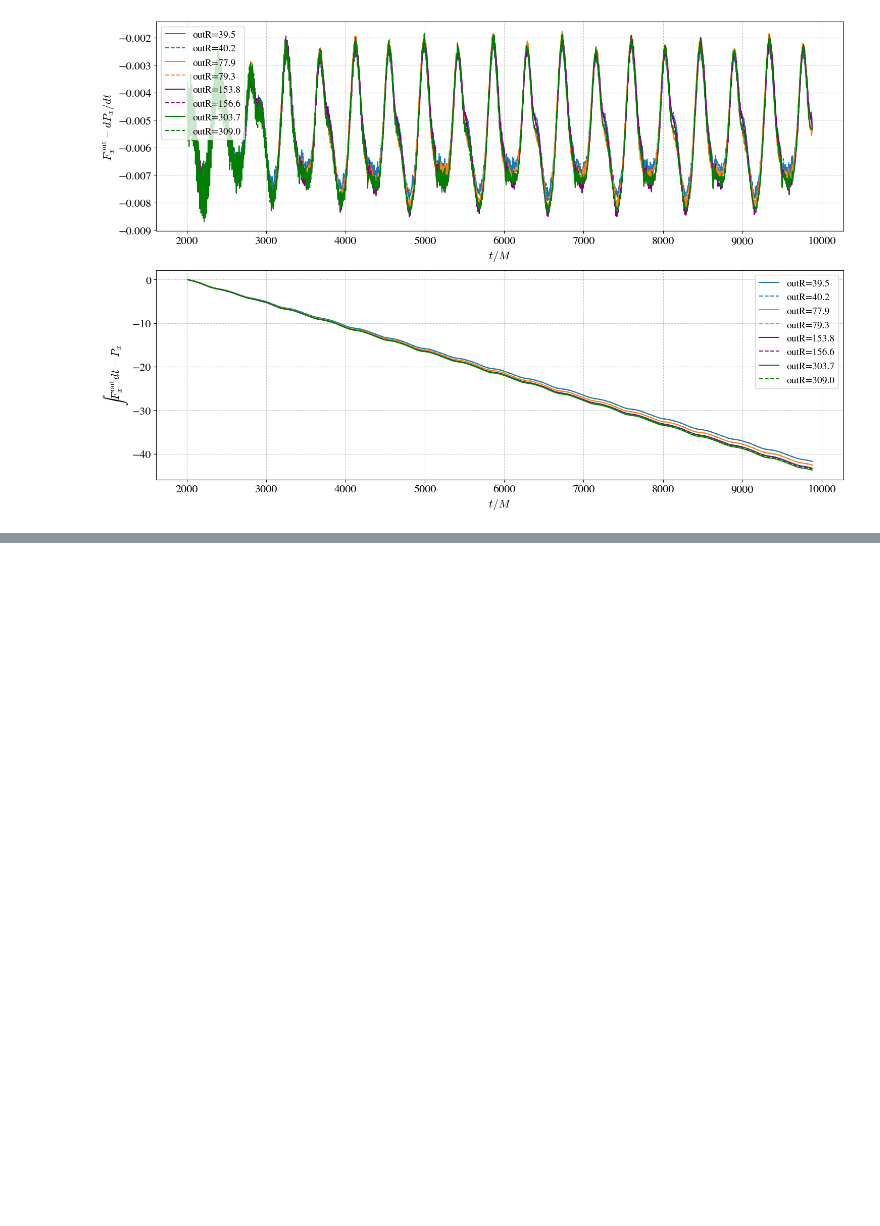
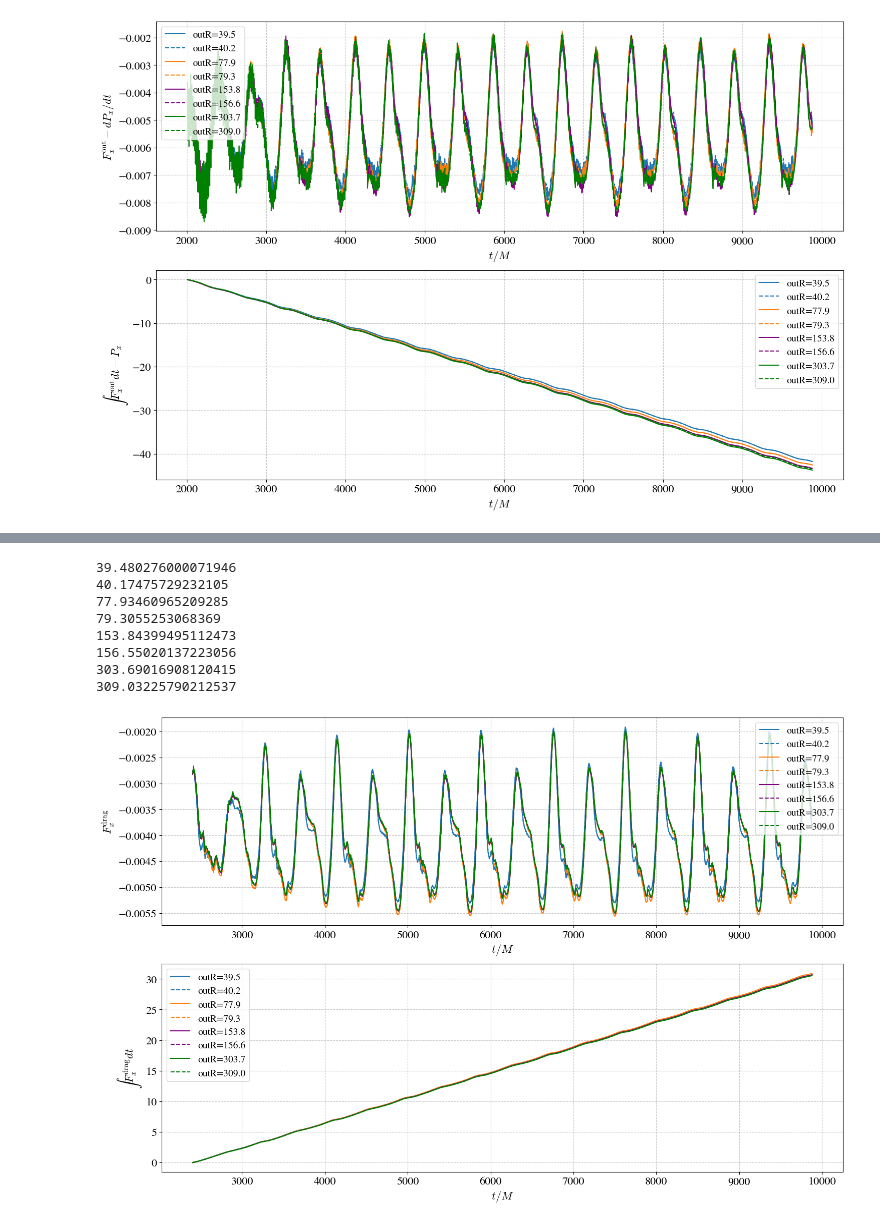
Before and after one commit to XinShuo-ph/plot_scripts, a Jupyter notebook: check_gamma_factor.ipynb, the cells around one changed output, grey strips where cells are left out. Saved outputs shown, nothing was run; the diff lists cells and outputs as text; code cells hidden in the pictures; blank space fills up the shorter version.

```diff
--- a/check_gamma_factor.ipynb
+++ b/check_gamma_factor.ipynb
@@ -363,0 +436,59 @@ plt.show()
+# %%
+
+# check Fdrag  (it changed due to the correction to the calculation of psi in the volume integral)
+
+psipow_volume = 2 # make sure the Fdrag does not change with psipow_volume
+
+fig, (ax1, ax2) = plt.subplots(2, 1, figsize=(15, 10))
+
+# Define colors and line styles for better visual distinction
+colors = ['#1f77b4', '#ff7f0e', 'purple', 'g']
+line_styles = ['-', '--', '-', '--', '-', '--', '-', '--']
+
+for i, outR in enumerate(outRs):
+    print(outR)
+    results = np.load(plotdir+f"{simname}_2d_integrals_outR{outR:.1f}_excise{excise_factor}_psipow{psipow_volume:.1f}_parallel.npy")
+    results = results[80:]
+
+    # Determine color index (same color for pairs)
+    color_idx = i // 2
+    # Determine line style (solid for even indices in pair, dashed for odd)
+    style_idx = i % 2
+
+    # Upper panel: Plot F^drag directly
+    ax1.plot(results[:,0], results[:,1],
+             color=colors[color_idx], linestyle=line_styles[style_idx],
+             label=f'outR={outR:.1f}')
+
+    # Lower panel: Plot integrated F^drag
+    cumulative_sum = np.cumsum(results[:,1])*dt - results[0,1]*dt
+    ax2.plot(results[:,0], -cumulative_sum,
+             color=colors[color_idx], linestyle=line_styles[style_idx],
+             label=f'outR={outR:.1f}')
+
+# Configure upper subplot
+ax1.set_xlabel('$t/M$', fontsize=fontsize)
+ax1.set_ylabel('$F^{\mathrm{drag}}_x$', fontsize=fontsize)
+ax1.tick_params(labelsize=fontsize)
+ax1.grid(True, linestyle='--', alpha=0.7)
+ax1.legend(fontsize=fontsize-2)
+
+# Configure lower subplot
+ax2.set_xlabel('$t/M$', fontsize=fontsize)
+ax2.set_ylabel('$\int F^{\mathrm{drag}}_x dt$', fontsize=fontsize)
+ax2.tick_params(labelsize=fontsize)
+ax2.grid(True, linestyle='--', alpha=0.7)
+ax2.legend(fontsize=fontsize-2)
+
+plt.tight_layout()
+plt.show()
+# %% [output]
+39.480276000071946
+40.17475729232105
+77.93460965209285
+79.3055253068369
+153.84399495112473
+156.55020137223056
+303.69016908120415
+309.03225790212537
+[figure, added]
```
Also changed, not shown: parts of 3 cells of this notebook, 12 other files.
